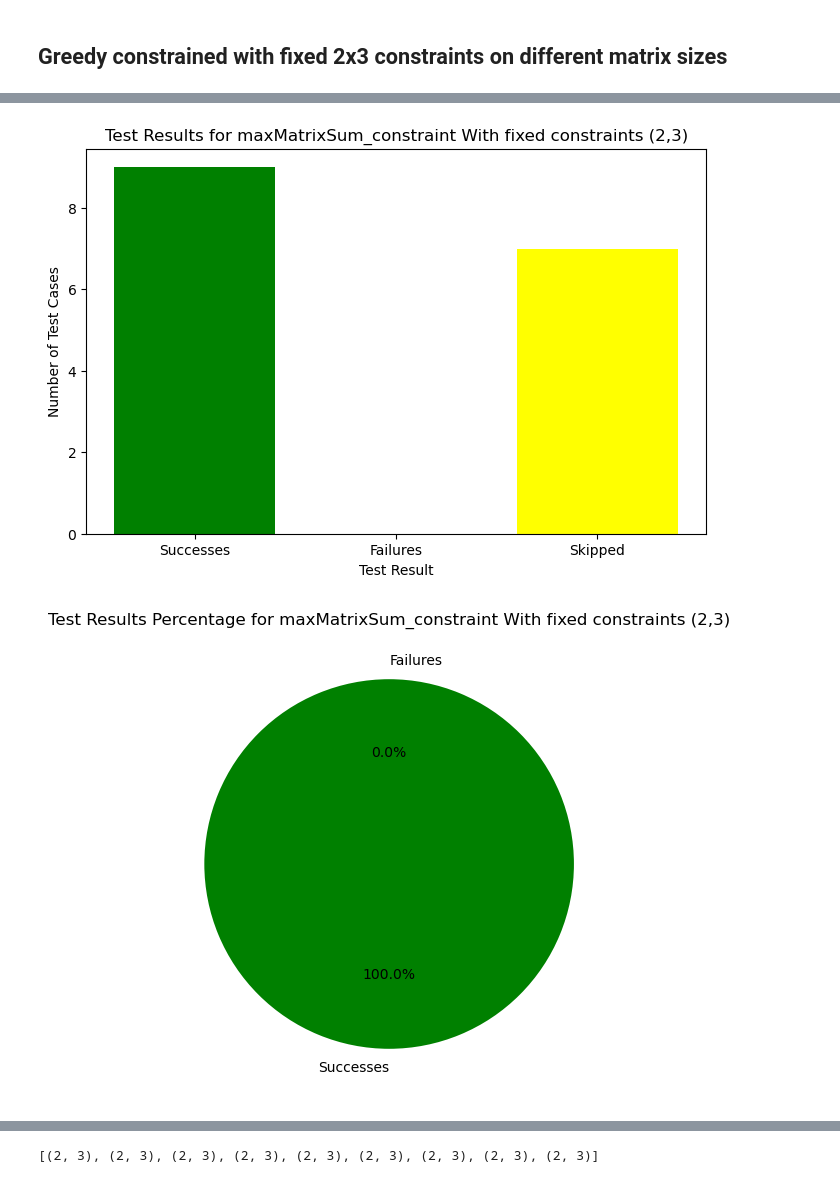
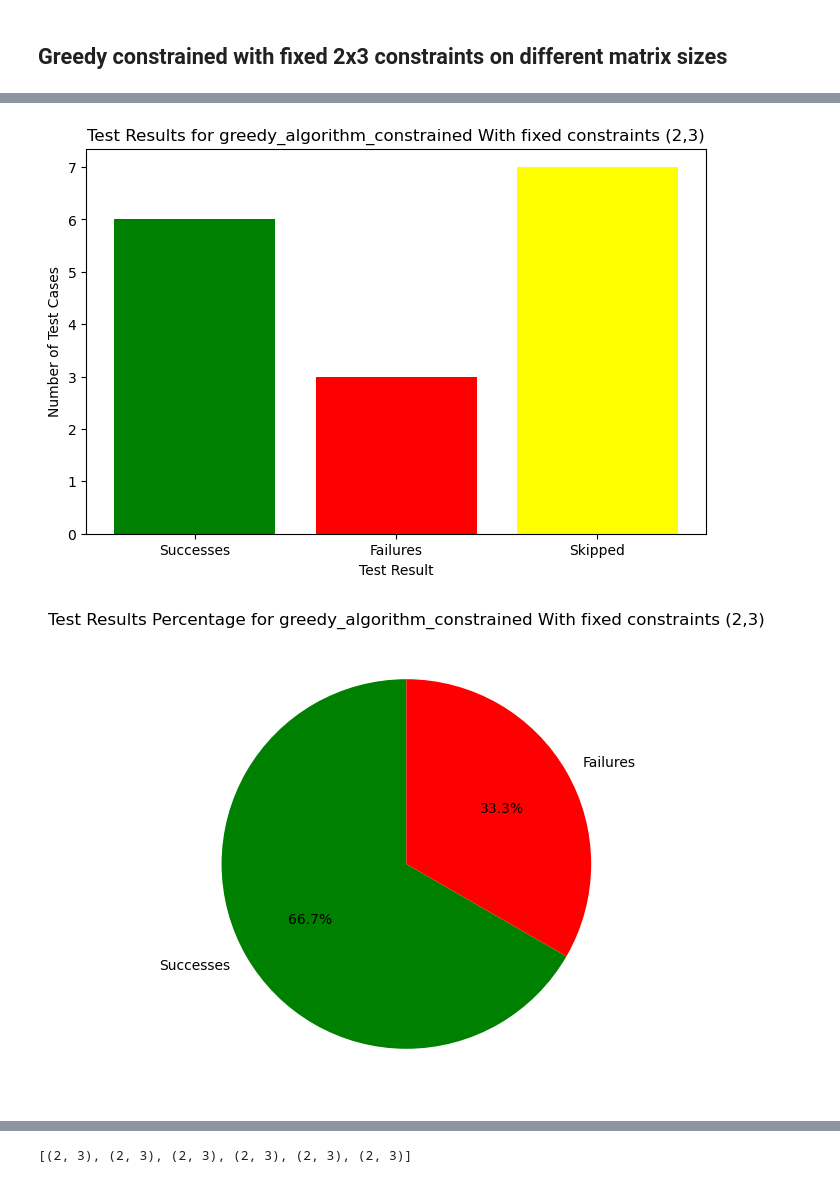
Before and after one commit to Amrithya/Advanced-Algorithm-Project-2023-2024, a Jupyter notebook: main_amgad.ipynb, the cells around one changed output, grey strips where cells are left out. Saved outputs shown, nothing was run; the diff lists cells and outputs as text; code cells hidden in the pictures.

Commit message:
added a constrained greedy algorithm

```diff
--- a/main_amgad.ipynb
+++ b/main_amgad.ipynb
@@ -99,8 +100,8 @@ Success Percentage for greedy_algorithm_constrained: 85.71%
 # %% [markdown]
 ## Greedy constrained with fixed 2x3 constraints on different matrix sizes
 # %%
-algorithm_name = "maxMatrixSum_constraint"
-test_results = test_algorithm_instance.run_algorithm_tests(maxMatrixSum_constraint, algorithm_name,constrained_type='fixed')
+algorithm_name = "greedy_algorithm_constrained"
+test_results = test_algorithm_instance.run_algorithm_tests(greedy_algorithm_constrained, algorithm_name,constrained_type='fixed')
 create_test_result_plots(test_results,algorithm_name)
 print(test_results['constraints'])
 # %% [output]
@@ -124,2 +125,2 @@ Success Percentage for maxMatrixSum_constraint: 100.00%
-[figure, old version]
+[figure, new version]
-[figure, old version]
+[figure, new version]
@@ -127,4 +128,4 @@ Success Percentage for maxMatrixSum_constraint: 100.00%
-[(2, 3), (2, 3), (2, 3), (2, 3), (2, 3), (2, 3), (2, 3), (2, 3), (2, 3)]
+[(2, 3), (2, 3), (2, 3), (2, 3), (2, 3), (2, 3)]
 # %%
 
 
```
Also changed, not shown: parts of 5 cells of this notebook, 5 other files.
